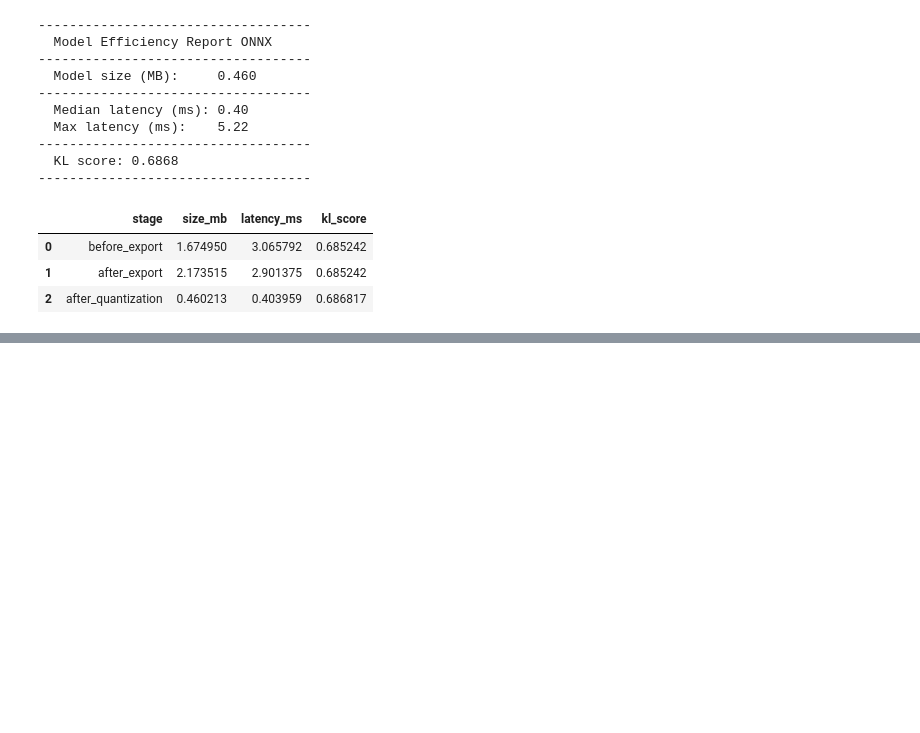
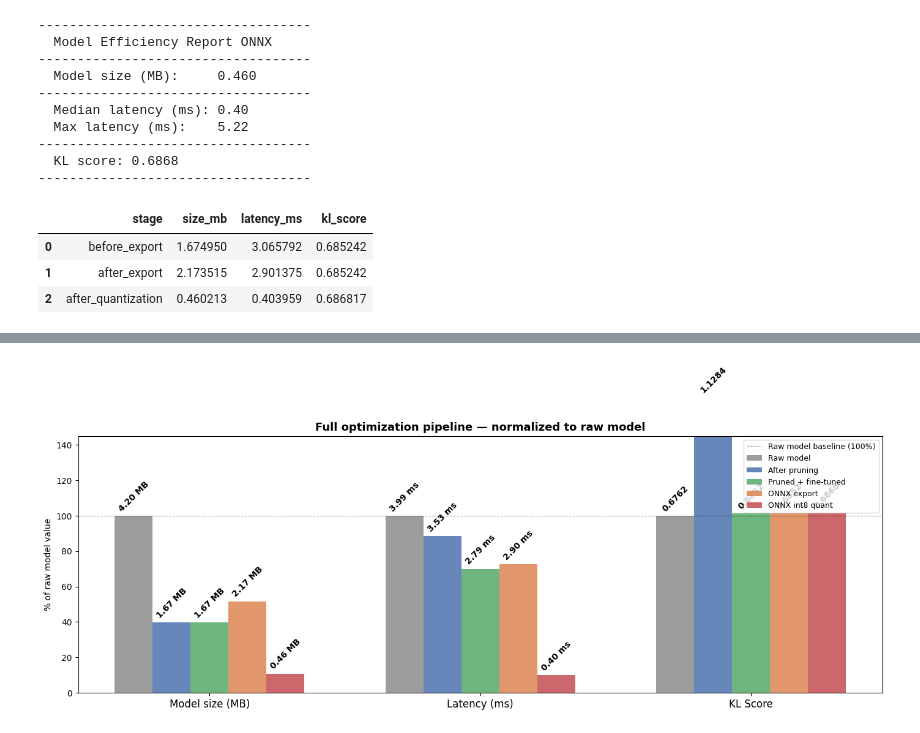
Before and after one commit to PabloRougerie/brain_waves, a Jupyter notebook: notebooks/onnx.ipynb, the cells around one changed output, grey strips where cells are left out. Saved outputs shown, nothing was run; the diff lists cells and outputs as text; code cells hidden in the pictures; blank space fills up the shorter version.

```diff
--- a/notebooks/onnx.ipynb
+++ b/notebooks/onnx.ipynb
@@ -196,0 +245,67 @@ result_df
+# %%
+import matplotlib.pyplot as plt
+import numpy as np
+
+# --- load data ---
+pr_df  = pd.read_csv(DATA_DIR / "pruning_results.csv")
+raw    = pr_df[pr_df["pruning_ratio"] == 0.0].iloc[0]
+pruned = pr_df[pr_df["pruning_ratio"] == 0.4].iloc[0]
+
+onnx_export = result_df[result_df["stage"] == "after_export"].iloc[0]
+onnx_quant  = result_df[result_df["stage"] == "after_quantization"].iloc[0]
+
+# --- 5-stage pipeline ---
+pipeline = [
+    (raw["sizes"],           raw["latency"],           raw["score"],           "Raw model"),
+    (pruned["sizes"],        pruned["latency"],         pruned["score"],        "After pruning"),
+    (pruned["sizes_tuned"],  pruned["latency_tuned"],   pruned["score_tuned"],  "Pruned + fine-tuned"),
+    (onnx_export["size_mb"], onnx_export["latency_ms"], onnx_export["kl_score"], "ONNX export"),
+    (onnx_quant["size_mb"],  onnx_quant["latency_ms"],  onnx_quant["kl_score"],  "ONNX int8 quant"),
+]
+
+stage_labels = [p[3] for p in pipeline]
+sizes  = [p[0] for p in pipeline]
+lats   = [p[1] for p in pipeline]
+scores = [p[2] for p in pipeline]
+
+# normalize to raw model = 100%
+size_pct  = [v / sizes[0]  * 100 for v in sizes]
+lat_pct   = [v / lats[0]   * 100 for v in lats]
+score_pct = [v / scores[0] * 100 for v in scores]
+
+metrics = [
+    (size_pct,  sizes,  "Model size (MB)", "{:.2f} MB"),
+    (lat_pct,   lats,   "Latency (ms)",    "{:.2f} ms"),
+    (score_pct, scores, "KL Score",        "{:.4f}"),
+]
+
+n       = len(pipeline)
+x       = np.arange(3)
+width   = 0.14
+offsets = np.linspace(-(n - 1) / 2 * width, (n - 1) / 2 * width, n)
+colors  = ["#8C8C8C", "#4C72B0", "#55A868", "#DD8452", "#C44E52"]
+
+fig, ax = plt.subplots(figsize=(14, 6))
+
+for i, (label, color) in enumerate(zip(stage_labels, colors)):
+    group_vals = [pct[i] for pct, _, _, _ in metrics]
+    bars = ax.bar(x + offsets[i], group_vals, width, label=label, color=color, alpha=0.85)
+    for bar, (_, abs_vals, _, fmt) in zip(bars, metrics):
+        ax.text(
+            bar.get_x() + bar.get_width() / 2,
+            bar.get_height() + 1.5,
+            fmt.format(abs_vals[i]),
+            ha="center", va="bottom", fontsize=10, fontweight="bold", rotation=45
+        )
+
+ax.axhline(100, color="black", linewidth=0.8, linestyle="--", alpha=0.4, label="Raw model baseline (100%)")
+ax.set_xticks(x)
+ax.set_xticklabels([title for _, _, title, _ in metrics], fontsize=12)
+ax.set_ylabel("% of raw model value")
+ax.set_title("Full optimization pipeline — normalized to raw model", fontsize=13, fontweight="bold")
+ax.legend(fontsize=9, loc="upper right")
+ax.set_ylim(0, 145)
+plt.tight_layout()
+plt.show()
+# %% [output]
+[figure, added]
```
Also changed, not shown: parts of 2 cells of this notebook, 2 other files.
